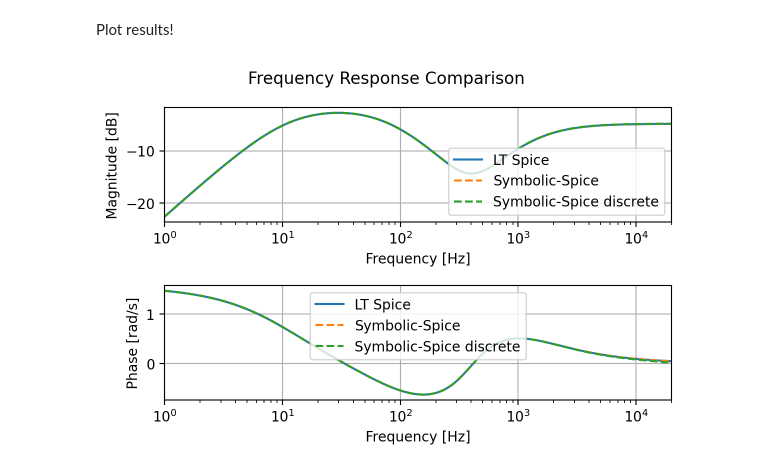
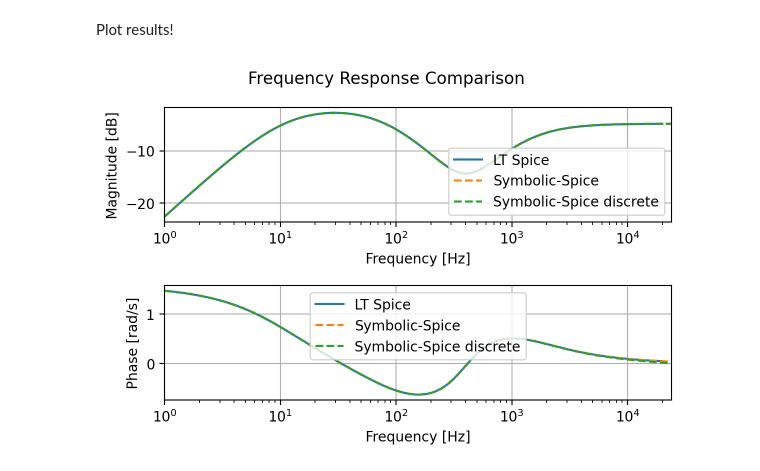
Before and after one commit to eliot-des/Symbolic-Spice, a Jupyter notebook: FMV Tone Stack.ipynb, the cells around one changed output. Saved outputs shown, nothing was run; the diff lists cells and outputs as text; code cells hidden in the pictures.

```diff
--- a/FMV Tone Stack.ipynb
+++ b/FMV Tone Stack.ipynb
@@ -28,8 +28,9 @@ a coefficients :[C1*C2*C3*R1*Rb*Rm + C1*C2*C3*R1*Rb*Rt1 + C1*C2*C3*R1*Rb*Rt2 + C
 # %% [markdown]
 Now let's get the analog frequency response from our transfer function.
 # %%
+Fs = 48e3
 # Create freq axis
-f = np.geomspace(1,20000, num=1000)
+f = np.geomspace(1,Fs*0.5, num=1000)
 w = 2*np.pi*f
 # Get numerical analog coefficients
 b_num, a_num = H.num_coeffs()
@@ -86,26 +86,26 @@ Plot results!
 # %%
 %matplotlib inline
 plt.figure(figsize=(6,4))
 plt.subplot(2,1,1)
 plt.semilogx(spiceF, 20 * np.log10( np.abs(spiceH) ), label='LT Spice')
 plt.semilogx(f, 20 * np.log10( np.abs(h) ), label='Symbolic-Spice', linestyle='--')
 plt.semilogx(f, 20 * np.log10( np.abs(Hd) ), label='Symbolic-Spice discrete', linestyle='--')
-plt.xlim((1,20e3))
+plt.xlim((1,Fs*0.5))
 plt.xlabel('Frequency [Hz]')
 plt.ylabel('Magnitude [dB]')
 plt.grid()
 plt.legend()
 plt.subplot(2,1,2)
 plt.semilogx(spiceF, np.angle(spiceH), label='LT Spice')
 plt.semilogx(f, np.angle(h), label='Symbolic-Spice', linestyle='--')
 plt.semilogx(f, np.angle(Hd), label='Symbolic-Spice discrete', linestyle='--')
-plt.xlim((1,20e3))
+plt.xlim((1,Fs*0.5))
 plt.xlabel('Frequency [Hz]')
 plt.ylabel('Phase [rad/s]')
 plt.grid()
 plt.legend()
 plt.suptitle('Frequency Response Comparison')
 plt.tight_layout()
 plt.show()
 # %% [output]
-[figure, old version]
+[figure, new version]
```
Also changed, not shown: parts of 2 cells of this notebook, 4 other files.
